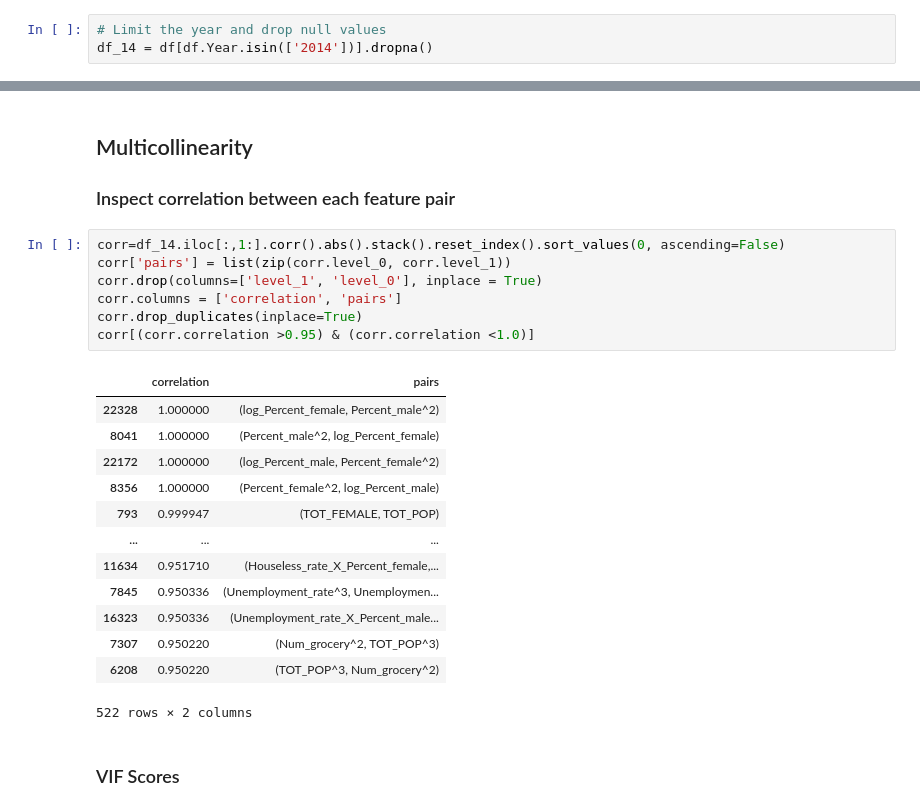
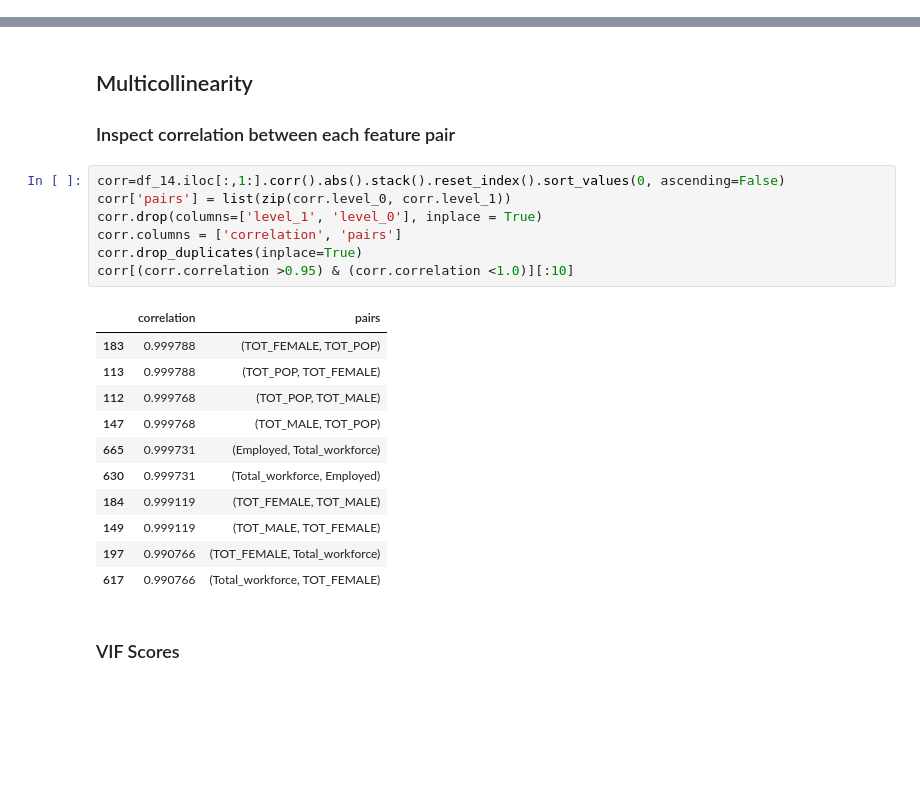
Before and after one commit to khyateed/projecting-food-insecurity, a Jupyter notebook: notebooks/modeling.ipynb, the cells around one changed output, grey strips where cells are left out. Cells and saved outputs as stored; diff of their text form; blank space fills up the shorter version.

```diff
--- a/notebooks/modeling.ipynb
+++ b/notebooks/modeling.ipynb
@@ -35,6 +45,3 @@ df.drop(['FIPS', 'coc_number','FIPS_state', 'FIPS_county','Low Threshold Type',
-# %%
-# Limit the year and drop null values
-df_14 = df[df.Year.isin(['2014'])].dropna()
 # %% [markdown]
 ### Train/Test Split
 # %%
@@ -123,24 +210,22 @@ Index(['Rent', 'Year', 'Houseless_rate', 'Sheltered_rate', 'Unsheltered_rate',
 # %%
 corr=df_14.iloc[:,1:].corr().abs().stack().reset_index().sort_values(0, ascending=False)
 corr['pairs'] = list(zip(corr.level_0, corr.level_1))
 corr.drop(columns=['level_1', 'level_0'], inplace = True)
 corr.columns = ['correlation', 'pairs']
 corr.drop_duplicates(inplace=True)
-corr[(corr.correlation >0.95) & (corr.correlation <1.0)]
+corr[(corr.correlation >0.95) & (corr.correlation <1.0)][:10]
 # %% [output]
 |  | correlation | pairs |
-| 22328 | 1.000000 | (log_Percent_female, Percent_male^2) |
-| 8041 | 1.000000 | (Percent_male^2, log_Percent_female) |
-| 22172 | 1.000000 | (log_Percent_male, Percent_female^2) |
-| 8356 | 1.000000 | (Percent_female^2, log_Percent_male) |
-| 793 | 0.999947 | (TOT_FEMALE, TOT_POP) |
-| ... | ... | ... |
-| 11634 | 0.951710 | (Houseless_rate_X_Percent_female,... |
-| 7845 | 0.950336 | (Unemployment_rate^3, Unemploymen... |
-| 16323 | 0.950336 | (Unemployment_rate_X_Percent_male... |
-| 7307 | 0.950220 | (Num_grocery^2, TOT_POP^3) |
-| 6208 | 0.950220 | (TOT_POP^3, Num_grocery^2) |
+| 183 | 0.999788 | (TOT_FEMALE, TOT_POP) |
+| 113 | 0.999788 | (TOT_POP, TOT_FEMALE) |
+| 112 | 0.999768 | (TOT_POP, TOT_MALE) |
+| 147 | 0.999768 | (TOT_MALE, TOT_POP) |
+| 665 | 0.999731 | (Employed, Total_workforce) |
+| 630 | 0.999731 | (Total_workforce, Employed) |
+| 184 | 0.999119 | (TOT_FEMALE, TOT_MALE) |
+| 149 | 0.999119 | (TOT_MALE, TOT_FEMALE) |
+| 197 | 0.990766 | (TOT_FEMALE, Total_workforce) |
+| 617 | 0.990766 | (Total_workforce, TOT_FEMALE) |
-522 rows × 2 columns
 # %% [markdown]
 ### VIF Scores
 # %%
```
Also changed, not shown: parts of 22 cells of this notebook, 3 other files.
